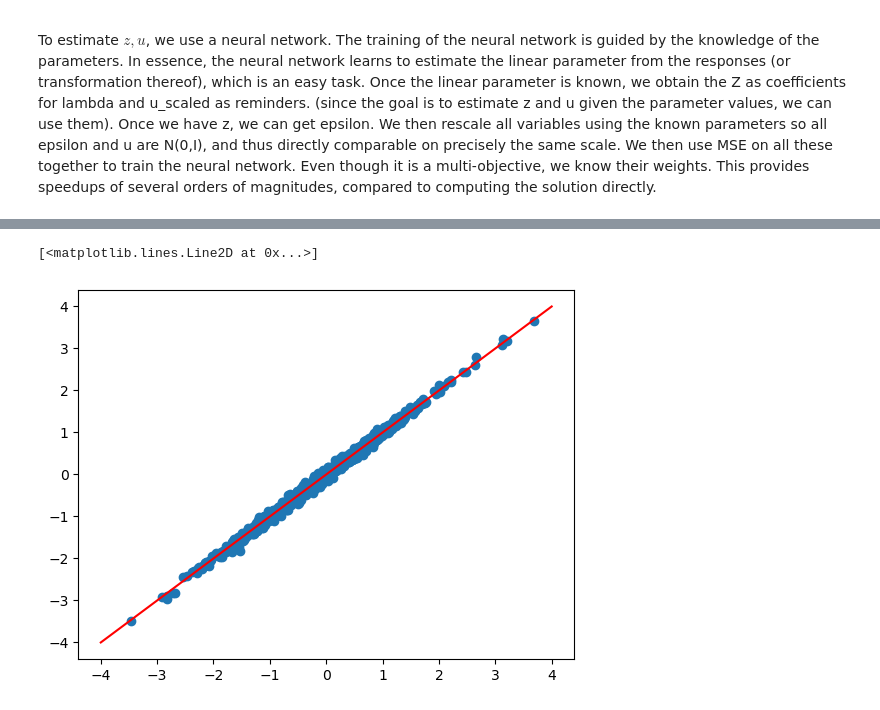
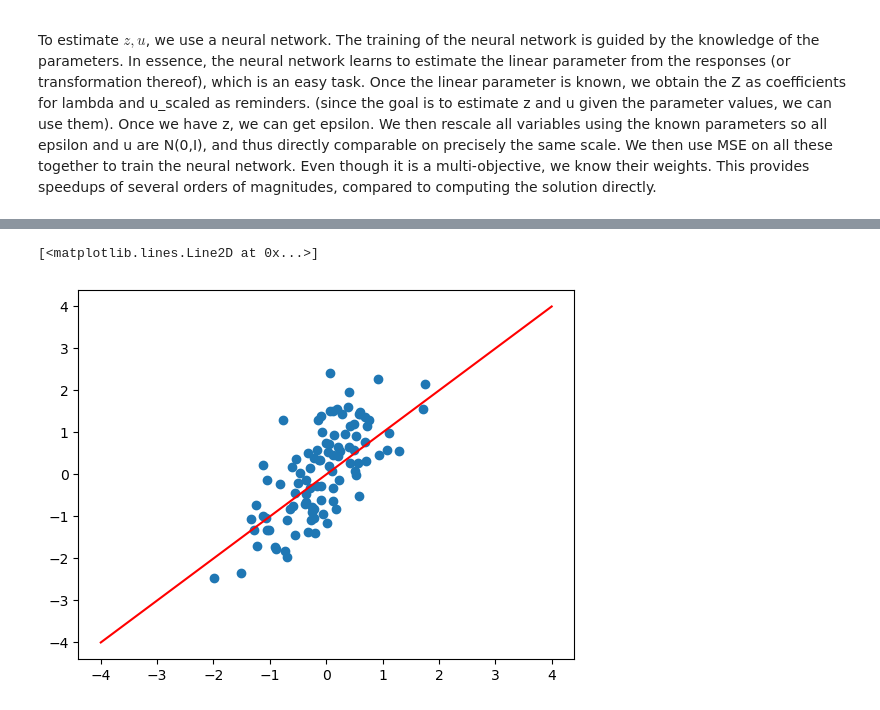
Before and after one commit to wiwh/gllvmprime, a Jupyter notebook: code/VARGLLVM.ipynb, the cells around one changed output, grey strips where cells are left out. Drawn from its saved outputs; the diff is of its cells as text; code cells hidden in the pictures.

```diff
--- a/code/VARGLLVM.ipynb
+++ b/code/VARGLLVM.ipynb
@@ -333,8 +438,8 @@ class Encoder(nn.Module):
 batch_size = 10
 num_var = 10
 num_latent = 2
-num_covar = 0
-seq_length = 50
+num_covar = 3
+seq_length = 9
 x = torch.randn((batch_size, seq_length, num_covar))
 
 response_types = {
@@ -348,11 +453,8 @@ model = VARGLLVM(num_var = num_var,
                  response_types = response_types,
                  add_intercepts=False)
 
-model.A.requires_grad = False
-model.A[:] = torch.Tensor([[0.8, 0.2], [0.1, 0.6]])
-model.A.requires_grad = True
+encoder = Encoder(num_var, num_covar, num_latent, num_hidden=10)
+
 with torch.no_grad():
-    dat_true = model.sample(batch_size, seq_length=seq_length, x=x)
+    model.A[:] = torch.Tensor([[0.8, 0.2], [0.1, 0.6]]) # include some amount of auto-correlation
+    data_true = model.sample(batch_size, seq_length=seq_length, x=x)
-# %%
-
-encoder = Encoder(num_var, num_covar, num_latent, num_hidden=100)
@@ -392,0 +461,21 @@ KeyboardInterrupt:
+# %%
+# Define device
+device = torch.device('cuda' if torch.cuda.is_available() else 'cpu')
+
+# Move the models to device
+# Move the models and data to device
+encoder = encoder.to(device)
+model = model.to(device)
+data_true = {key:value.to(device) for key, value in data_true.items()} # Moving data to the device
+
+
+# Define optimizer and criterion as before
+encoder_optimizer = torch.optim.Adam(encoder.parameters(), lr=0.01)
+encoder_criterion = nn.MSELoss()
+
+model_optimizer = torch.optim.SGD(model.parameters(), lr=0.01)
+model_criterion = MELoss()
+
+# Define schedulers
+encoder_scheduler = torch.optim.lr_scheduler.StepLR(encoder_optimizer, step_size=10, gamma=0.1)
+model_scheduler = torch.optim.lr_scheduler.StepLR(model_optimizer, step_size=10, gamma=0.1)
@@ -392,0 +530,2 @@ KeyboardInterrupt:
+# %%
+encoded = encoder(y=model.transform_responses(data_true['y']), VARGLLVM_model=model, x=data_true['x'])
@@ -393,6 +546,6 @@ KeyboardInterrupt:
 # %%
-plt.scatter(epsilon.detach().numpy(), dat_true['epsilon'].detach().numpy())
-plt.plot([-4, 4], [-4, 4], color="red")
+plt.scatter(encoded[1].detach(), data_true['u'].detach())
+plt.plot([-4,4], [-4,4], color="red")
 # %% [output]
 [<matplotlib.lines.Line2D at 0x...>]
-[figure, old version]
+[figure, new version]
```
Also changed, not shown: parts of 11 cells of this notebook, 3 other files.
